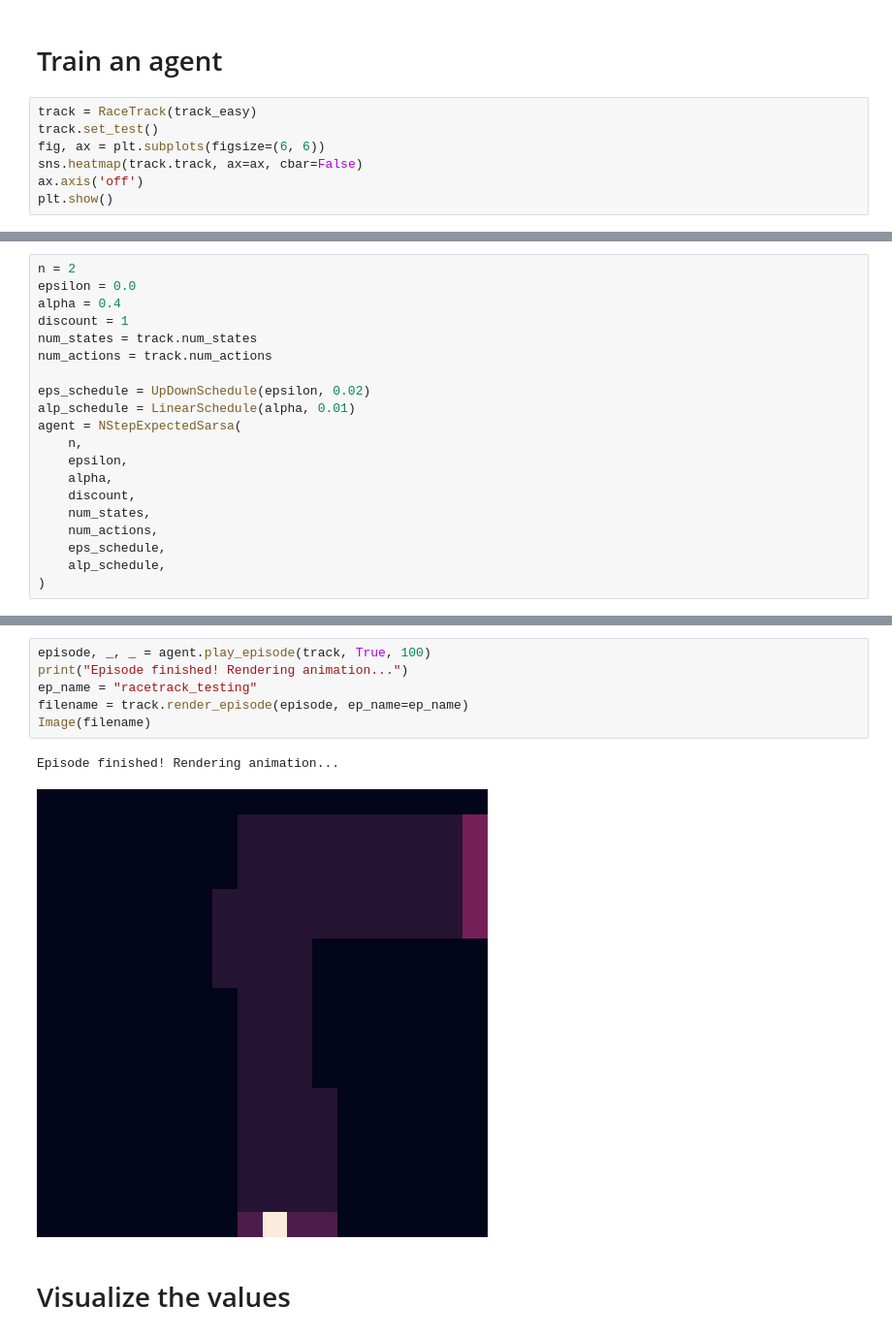
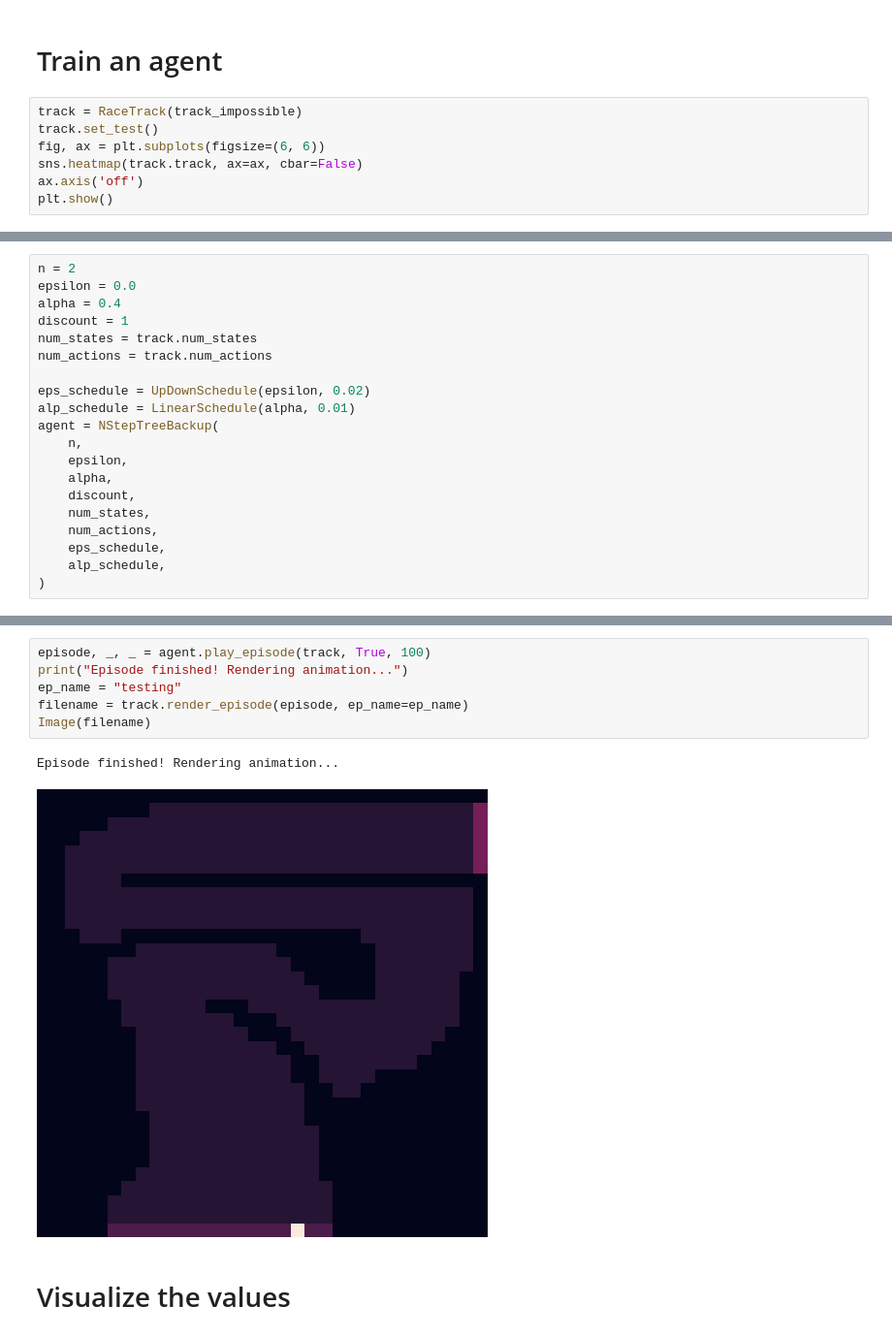
Before and after one commit to Fittiboy/journey, a Jupyter notebook: 999 - Playground.ipynb, the cells around one changed output, grey strips where cells are left out. Shown at 97% size. Drawn from its saved outputs; the diff is of its cells as text.

```diff
--- a/999 - Playground.ipynb
+++ b/999 - Playground.ipynb
@@ -15,7 +15,7 @@ from IPython.display import Image
 # %% [markdown]
 # Train an agent
 # %%
-track = RaceTrack(track_easy)
+track = RaceTrack(track_impossible)
 track.set_test()
 fig, ax = plt.subplots(figsize=(6, 6))
 sns.heatmap(track.track, ax=ax, cbar=False)
@@ -33,7 +33,7 @@ num_actions = track.num_actions
 
 eps_schedule = UpDownSchedule(epsilon, 0.02)
 alp_schedule = LinearSchedule(alpha, 0.01)
-agent = NStepExpectedSarsa(
+agent = NStepTreeBackup(
     n,
     epsilon,
     alpha,
@@ -50,12 +48,12 @@ Training paused after 17955 episodes.
 # %%
 episode, _, _ = agent.play_episode(track, True, 100)
 print("Episode finished! Rendering animation...")
-ep_name = "racetrack_testing"
+ep_name = "testing"
 filename = track.render_episode(episode, ep_name=ep_name)
 Image(filename)
 # %% [output]
 Episode finished! Rendering animation...
-[figure, old version]
+[figure, new version]
 # %% [markdown]
 # Visualize the values
 # %%
```
Also changed, not shown: parts of 7 cells of this notebook, 13 other files.
